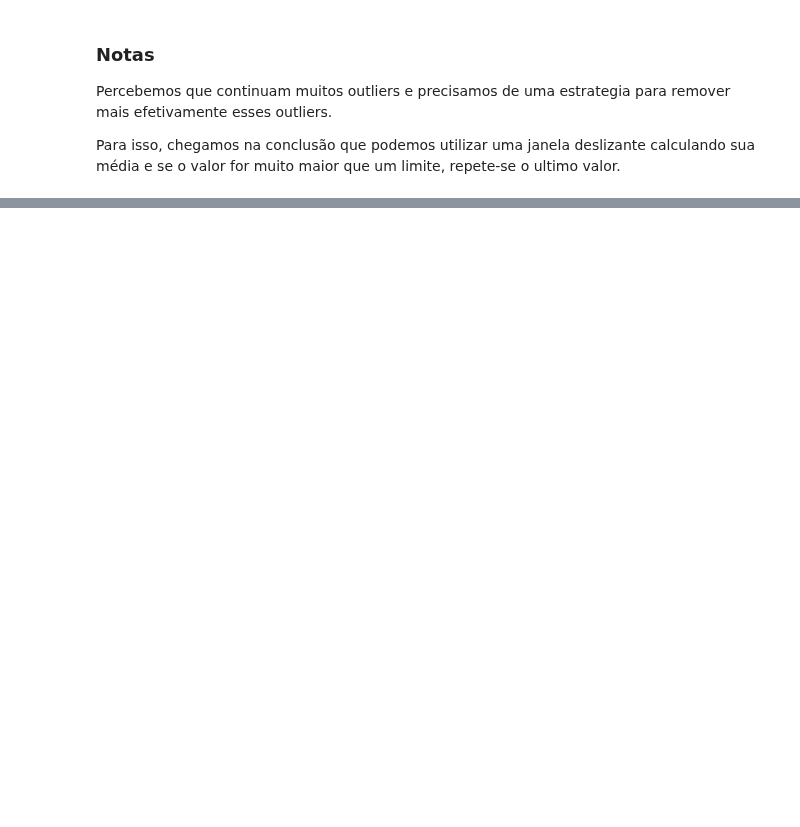
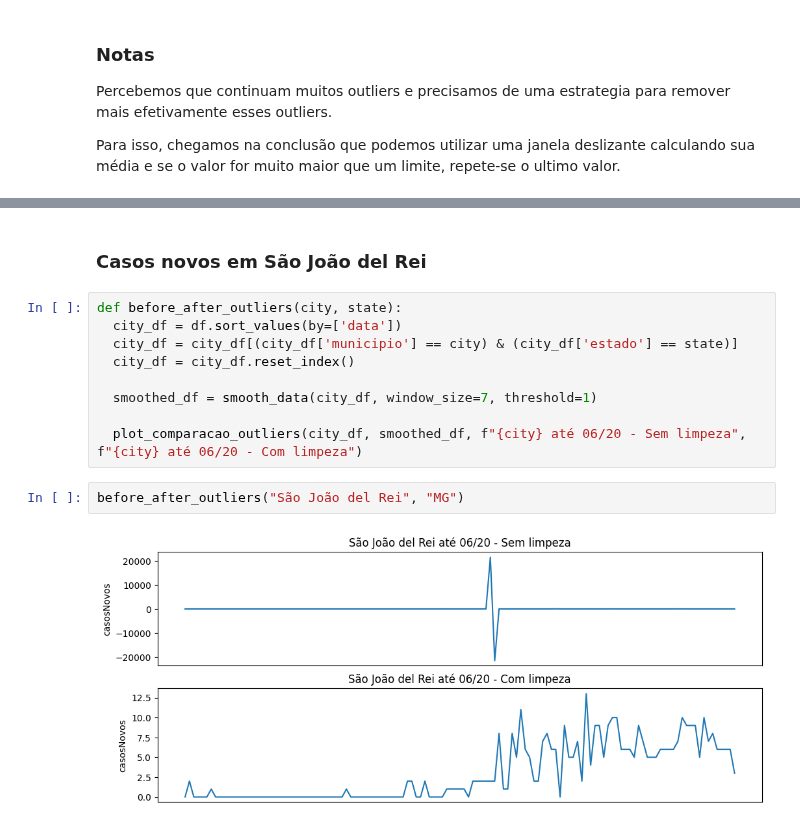
Before and after one commit to carloszan/covid, a Jupyter notebook: analises/4.preparacao-de-dados/1.exploracao-e-limpeza.ipynb, the cells around one changed output, grey strips where cells are left out. Cells and saved outputs as stored; diff of their text form; blank space fills up the shorter version.

Commit message:
Atualizar exploração e limpeza

```diff
--- a/analises/4.preparacao-de-dados/1.exploracao-e-limpeza.ipynb
+++ b/analises/4.preparacao-de-dados/1.exploracao-e-limpeza.ipynb
@@ -234,0 +392,15 @@ Para isso, chegamos na conclusão que podemos utilizar uma janela deslizante cal
+# %% [markdown]
+### Casos novos em São João del Rei
+# %%
+def before_after_outliers(city, state):
+  city_df = df.sort_values(by=['data'])
+  city_df = city_df[(city_df['municipio'] == city) & (city_df['estado'] == state)]
+  city_df = city_df.reset_index()
+
+  smoothed_df = smooth_data(city_df, window_size=7, threshold=1)
+
+  plot_comparacao_outliers(city_df, smoothed_df, f"{city} até 06/20 - Sem limpeza", f"{city} até 06/20 - Com limpeza")
+# %%
+before_after_outliers("São João del Rei", "MG")
+# %% [output]
+[figure, added]
```
Also changed, not shown: parts of 39 cells of this notebook.
